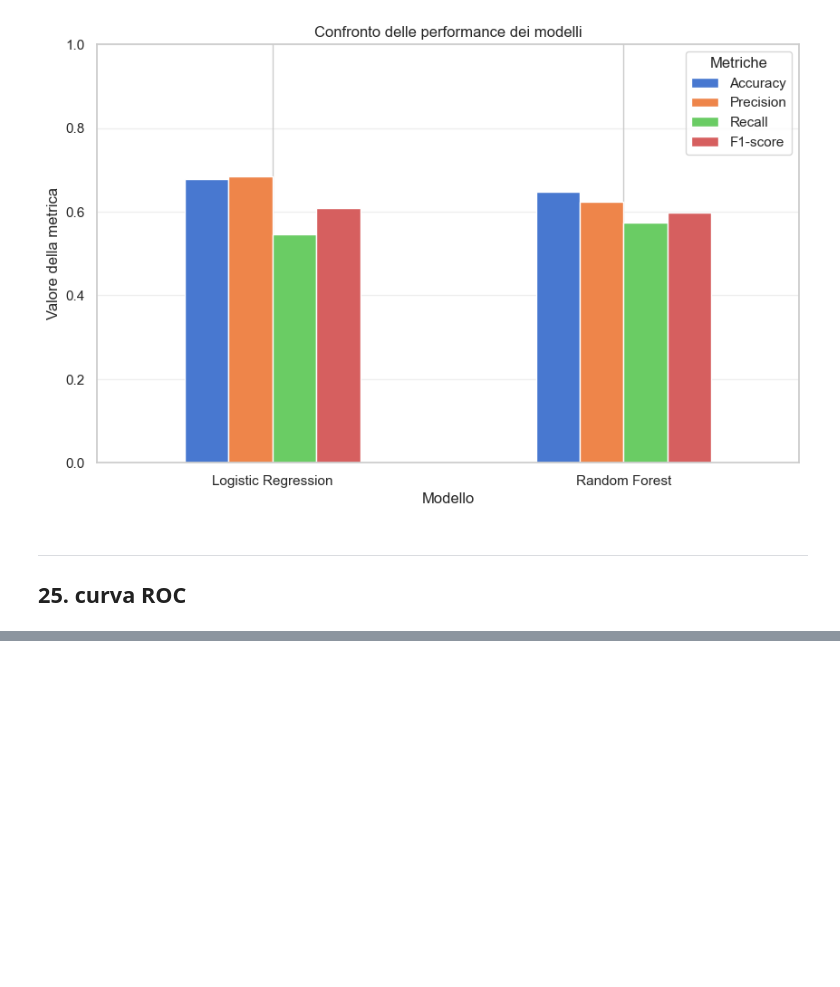
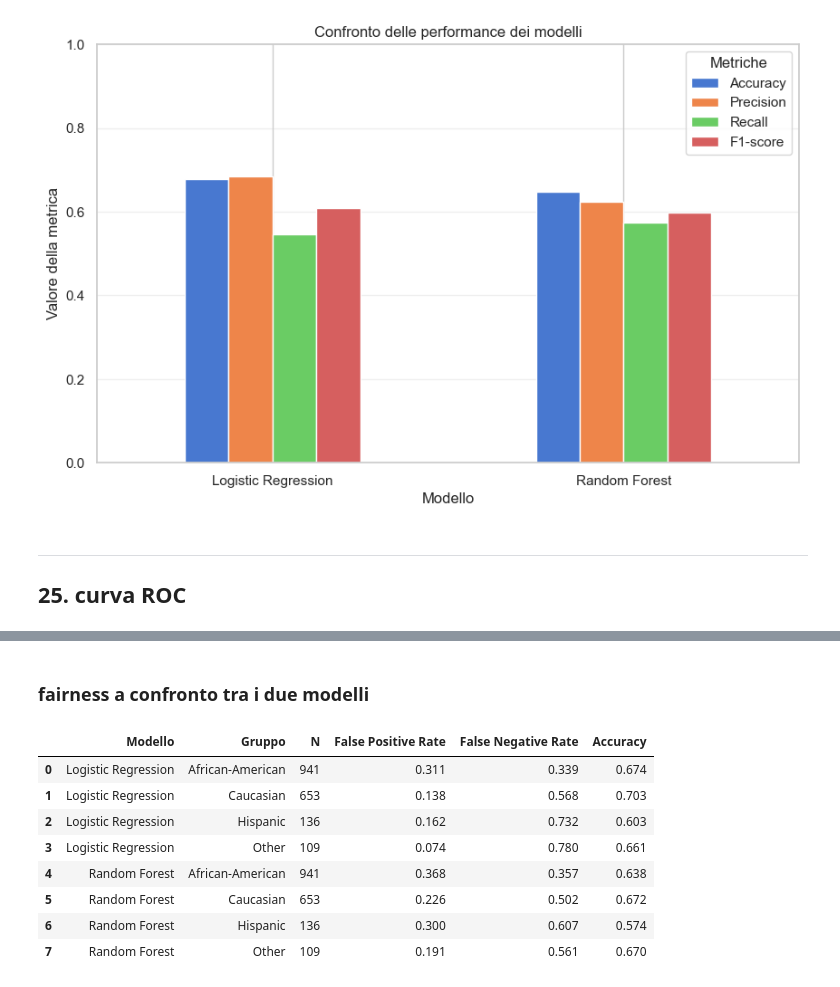
Before and after one commit to anna8987/tesi-COMPAS, a Jupyter notebook: tesiCOMPAS.ipynb, the cells around one changed output, grey strips where cells are left out. Cells and saved outputs as stored; diff of their text form; code cells hidden in the pictures; blank space fills up the shorter version.

```diff
--- a/tesiCOMPAS.ipynb
+++ b/tesiCOMPAS.ipynb
@@ -1552,0 +1672,10 @@ ___
+# %%
+fairness_race_log = fairness_metrics_by_group(
+    fairness_df,
+    group_col="race",
+    pred_col="y_pred_log"
+)
+
+fairness_race_log = fairness_race_log.round(3)
+
+display(fairness_race_log)
@@ -1552,0 +1698,10 @@ ___
+# %%
+fairness_race_rf = fairness_metrics_by_group(
+    fairness_df,
+    group_col="race",
+    pred_col="y_pred_rf"
+)
+
+fairness_race_rf = fairness_race_rf.round(3)
+
+display(fairness_race_rf)
@@ -1552,0 +1722,29 @@ ___
+# %% [markdown]
+### fairness a confronto tra i due modelli
+# %%
+fairness_race_log_compare = fairness_race_log.copy()
+fairness_race_log_compare["Modello"] = "Logistic Regression"
+
+fairness_race_rf_compare = fairness_race_rf.copy()
+fairness_race_rf_compare["Modello"] = "Random Forest"
+
+fairness_race_comparison = pd.concat(
+    [fairness_race_log_compare, fairness_race_rf_compare],
+    ignore_index=True
+)
+
+fairness_race_comparison = fairness_race_comparison[
+    ["Modello", "Gruppo", "N", "False Positive Rate", "False Negative Rate", "Accuracy"]
+]
+
+display(fairness_race_comparison)
+# %% [output]
+|  | Modello | Gruppo | N | False Positive Rate | False Negative Rate | Accuracy |
+| 0 | Logistic Regression | African-American | 941 | 0.311 | 0.339 | 0.674 |
+| 1 | Logistic Regression | Caucasian | 653 | 0.138 | 0.568 | 0.703 |
+| 2 | Logistic Regression | Hispanic | 136 | 0.162 | 0.732 | 0.603 |
+| 3 | Logistic Regression | Other | 109 | 0.074 | 0.780 | 0.661 |
+| 4 | Random Forest | African-American | 941 | 0.368 | 0.357 | 0.638 |
+| 5 | Random Forest | Caucasian | 653 | 0.226 | 0.502 | 0.672 |
+| 6 | Random Forest | Hispanic | 136 | 0.300 | 0.607 | 0.574 |
+| 7 | Random Forest | Other | 109 | 0.191 | 0.561 | 0.670 |
```
Also changed, not shown: parts of 17 cells of this notebook.
